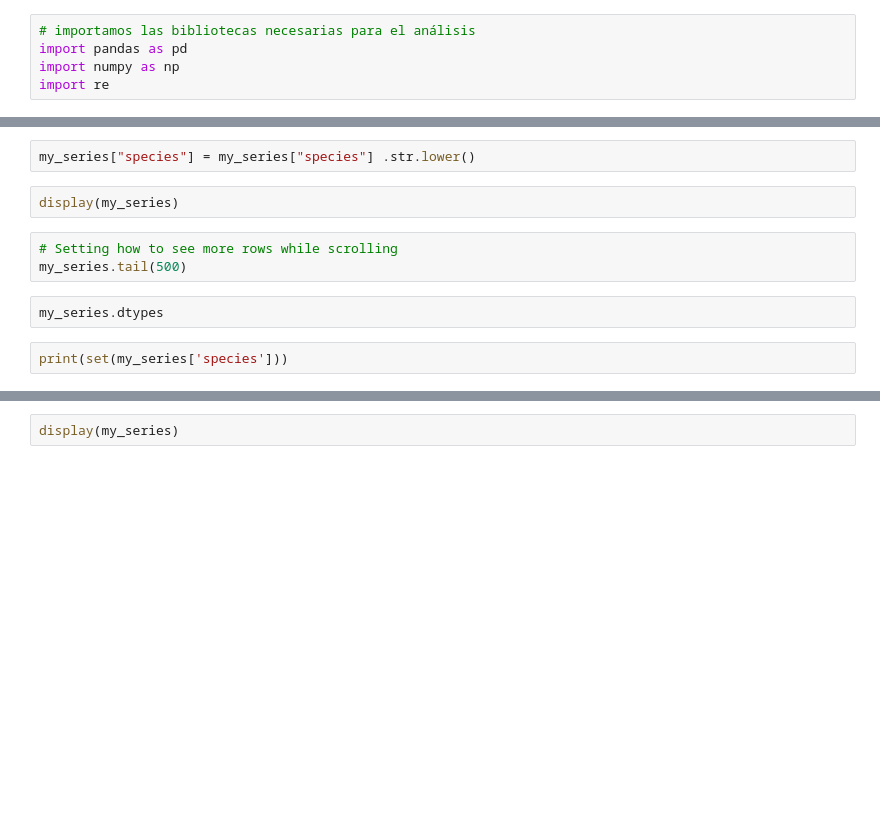
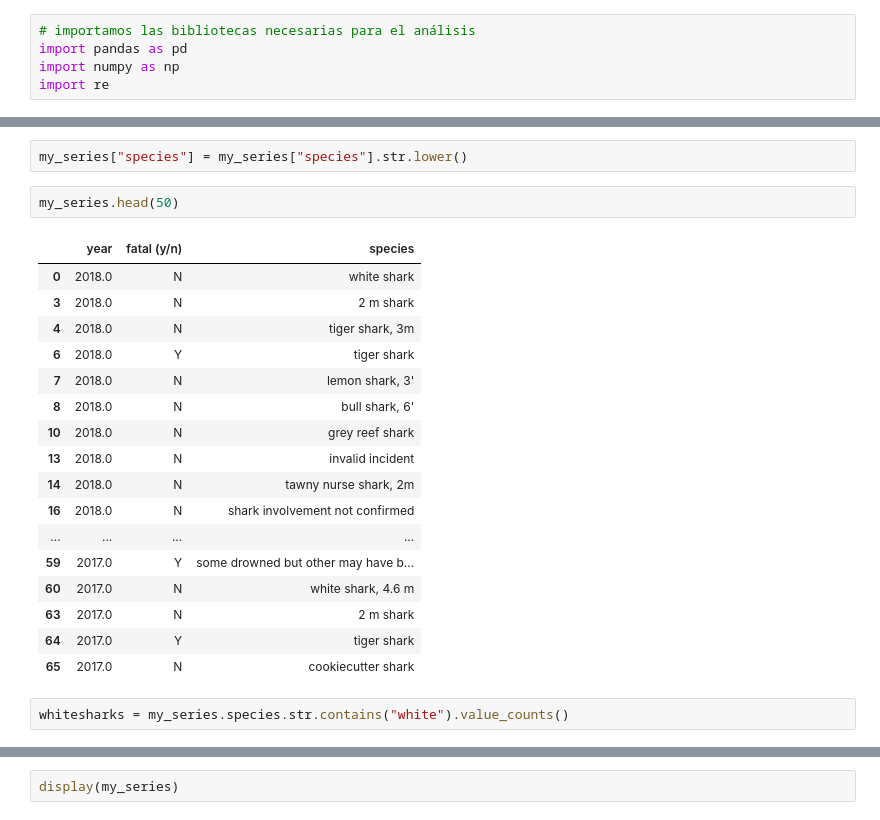
Before and after one commit to PaulaNuno/panda-sharks-attack, a Jupyter notebook: clean.ipynb, the cells around one changed output, grey strips where cells are left out. Drawn from its saved outputs; the diff is of its cells as text; blank space fills up the shorter version.

```diff
--- a/clean.ipynb
+++ b/clean.ipynb
@@ -44,11 +146,24 @@ print(my_series.shape)
 # %%
-my_series["species"] = my_series["species"] .str.lower()
+my_series["species"] = my_series["species"].str.lower()
-# %%
-display(my_series)
-# %%
-# Setting how to see more rows while scrolling
-my_series.tail(500)
-# %%
-my_series.dtypes
-# %%
-print(set(my_series['species']))
+# %%
+my_series.head(50)
+# %% [output]
+|  | year | fatal (y/n) | species |
+| 0 | 2018.0 | N | white shark |
+| 3 | 2018.0 | N | 2 m shark |
+| 4 | 2018.0 | N | tiger shark, 3m |
+| 6 | 2018.0 | Y | tiger shark |
+| 7 | 2018.0 | N | lemon shark, 3' |
+| 8 | 2018.0 | N | bull shark, 6' |
+| 10 | 2018.0 | N | grey reef shark |
+| 13 | 2018.0 | N | invalid incident |
+| 14 | 2018.0 | N | tawny nurse shark, 2m |
+| 16 | 2018.0 | N | shark involvement not confirmed |
+| ... | ... | ... | ... |
+| 59 | 2017.0 | Y | some drowned but other may have b... |
+| 60 | 2017.0 | N | white shark, 4.6 m |
+| 63 | 2017.0 | N | 2 m shark |
+| 64 | 2017.0 | Y | tiger shark |
+| 65 | 2017.0 | N | cookiecutter shark |
+# %%
+whitesharks = my_series.species.str.contains("white").value_counts()
```
Also changed, not shown: parts of 20 cells of this notebook, 1 other file.
